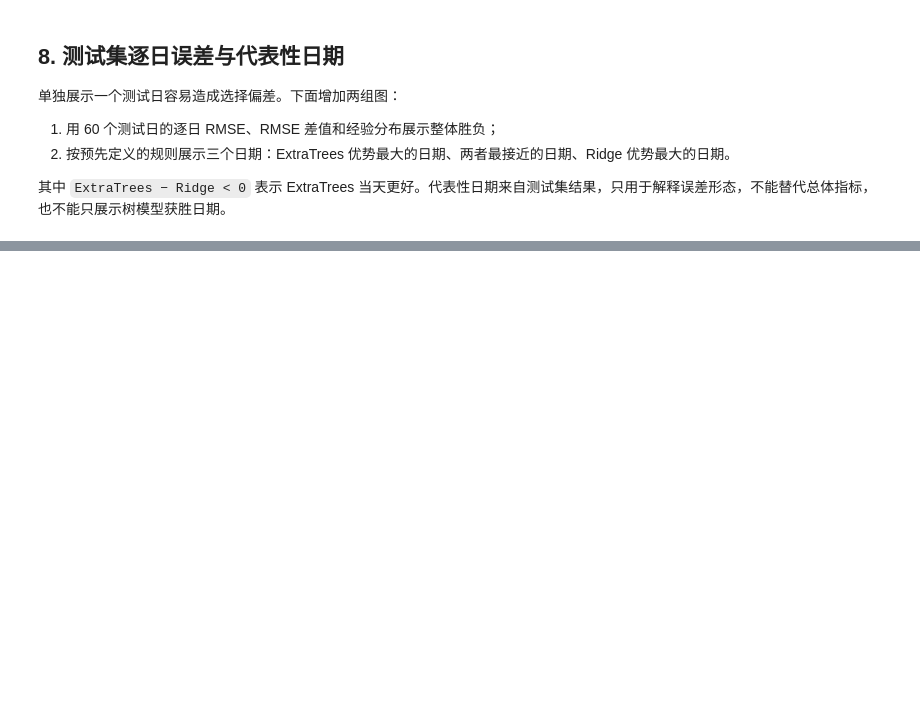
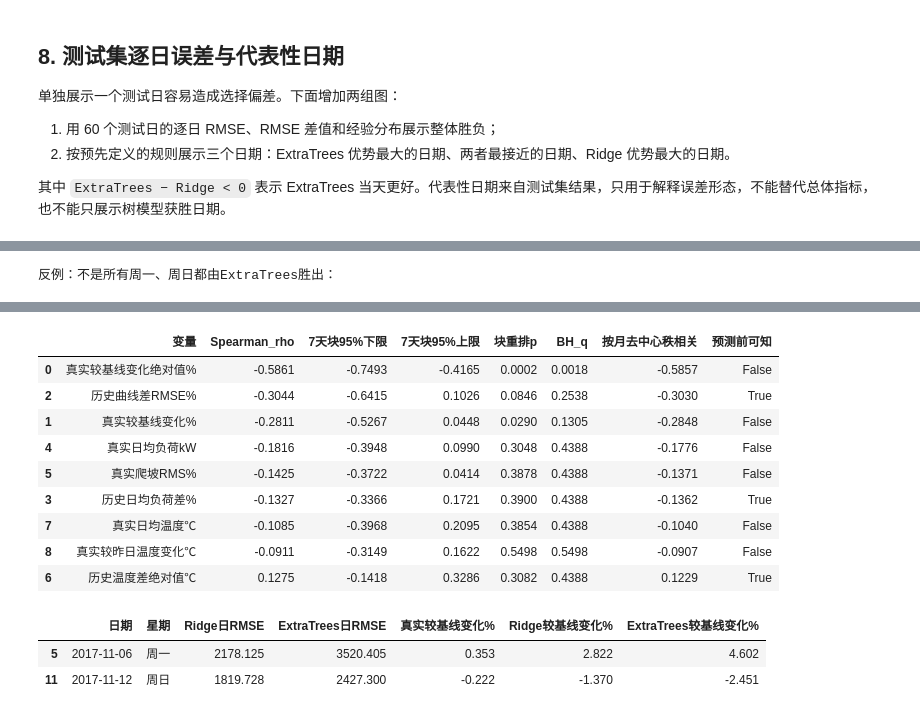
Before and after one commit to zstsyj/City_load, a Jupyter notebook: 02_model_10.ipynb, the cells around one changed output, grey strips where cells are left out. Saved outputs shown, nothing was run; the diff lists cells and outputs as text; code cells hidden in the pictures; blank space fills up the shorter version.

```diff
--- a/02_model_10.ipynb
+++ b/02_model_10.ipynb
@@ -513,0 +755,63 @@ fig.suptitle('图5  按固定规则选出的三类测试日示例', y=1.01); fig
+# %%
+def circular_block_indices(n, length, draws=4000, seed=20261108):
+    rng=np.random.default_rng(seed)
+    starts=rng.integers(0,n,size=(draws,int(np.ceil(n/length))))
+    return ((starts[:,:,None]+np.arange(length)) % n).reshape(draws,-1)[:,:n]
+
+uncertainty_rows=[]
+for block_length in [3,7,14]:
+    draws=circular_block_indices(len(truth),block_length)
+    rr=daily_diagnostics['Ridge日RMSE'].to_numpy()
+    ee=daily_diagnostics['ExtraTrees日RMSE'].to_numpy()
+    statistics={
+        '整体RMSE差kW': (np.sqrt(np.mean(ee**2))-np.sqrt(np.mean(rr**2)),
+                         np.sqrt(np.mean(ee[draws]**2,axis=1))-np.sqrt(np.mean(rr[draws]**2,axis=1))),
+        '逐日RMSE均差kW': (np.mean(ee-rr), np.mean((ee-rr)[draws],axis=1)),
+        'ET逐日胜率': (np.mean(ee<rr),np.mean((ee<rr)[draws],axis=1))}
+    for label,(estimate,samples) in statistics.items():
+        low,high=np.quantile(samples,[.025,.975])
+        uncertainty_rows.append({'统计量':label,'块长度':block_length,'点估计':estimate,
+                                 '95%下限':low,'95%上限':high})
+uncertainty_table=pd.DataFrame(uncertainty_rows)
+
+association_features=['真实较基线变化绝对值%', '真实较基线变化%', '历史曲线差RMSE%',
+    '历史日均负荷差%', '真实日均负荷kW', '真实爬坡RMS%',
+    '历史温度差绝对值℃', '真实日均温度℃', '真实较昨日温度变化℃']
+rank_x = daily_diagnostics[association_features].rank().to_numpy()
+rank_y = daily_diagnostics['ΔRMSE'].rank().to_numpy()
+center_x=rank_x-rank_x.mean(axis=0)
+center_y=rank_y-rank_y.mean()
+denom=np.sqrt((center_x**2).sum(axis=0)*(center_y**2).sum())
+observed=(center_x*center_y[:,None]).sum(axis=0)/denom
+rng=np.random.default_rng(20261108)
+blocks=[np.arange(i,min(i+7,len(truth))) for i in range(0,len(truth),7)]
+permutations=np.array([np.concatenate([blocks[j] for j in rng.permutation(len(blocks))]) for _ in range(4999)])
+permuted_rhos=center_y[permutations] @ center_x / denom
+pvalues=(1+(np.abs(permuted_rhos)>=np.abs(observed)).sum(axis=0))/(len(permutations)+1)
+order=np.argsort(pvalues)
+qvalues=np.empty_like(pvalues)
+qvalues[order]=np.minimum(1,np.minimum.accumulate((pvalues[order]*len(pvalues)/np.arange(1,len(pvalues)+1))[::-1])[::-1])
+boot_indices=circular_block_indices(len(truth),7,draws=2000)
+month_group=daily_diagnostics['月份']
+within_x=daily_diagnostics[association_features].rank()
+within_x=within_x-within_x.groupby(month_group).transform('mean')
+within_y=daily_diagnostics['ΔRMSE'].rank()
+within_y=within_y-within_y.groupby(month_group).transform('mean')
+association_rows=[]
+for j,feature in enumerate(association_features):
+    samples=[spearmanr(daily_diagnostics[feature].to_numpy()[idx],
+                      daily_diagnostics['ΔRMSE'].to_numpy()[idx]).statistic for idx in boot_indices]
+    low,high=np.nanquantile(samples,[.025,.975])
+    within=np.corrcoef(within_x[feature],within_y)[0,1]
+    association_rows.append({'变量':feature, 'Spearman_rho':observed[j],
+        '7天块95%下限':low,'7天块95%上限':high,'块重排p':pvalues[j],
+        'BH_q':qvalues[j],'按月去中心秩相关':within,
+        '预测前可知':feature in ['历史曲线差RMSE%','历史日均负荷差%','历史温度差绝对值℃']})
+association_table=pd.DataFrame(association_rows).sort_values('Spearman_rho')
+display(uncertainty_table.round(4)); display(association_table.round(4))
+print('反例：不是所有周一、周日都由ExtraTrees胜出：')
+display(daily_diagnostics.loc[(daily_diagnostics['星期编号'].isin([0,6])) &
+       (daily_diagnostics['ΔRMSE']>=0), ['日期','星期','Ridge日RMSE','ExtraTrees日RMSE',
+       '真实较基线变化%','Ridge较基线变化%','ExtraTrees较基线变化%']].round(3))
+# %% [output]
+反例：不是所有周一、周日都由ExtraTrees胜出：
@@ -513,0 +828,13 @@ fig.suptitle('图5  按固定规则选出的三类测试日示例', y=1.01); fig
+|  | 变量 | Spearman_rho | 7天块95%下限 | 7天块95%上限 | 块重排p | BH_q | 按月去中心秩相关 | 预测前可知 |
+| 0 | 真实较基线变化绝对值% | -0.5861 | -0.7493 | -0.4165 | 0.0002 | 0.0018 | -0.5857 | False |
+| 2 | 历史曲线差RMSE% | -0.3044 | -0.6415 | 0.1026 | 0.0846 | 0.2538 | -0.3030 | True |
+| 1 | 真实较基线变化% | -0.2811 | -0.5267 | 0.0448 | 0.0290 | 0.1305 | -0.2848 | False |
+| 4 | 真实日均负荷kW | -0.1816 | -0.3948 | 0.0990 | 0.3048 | 0.4388 | -0.1776 | False |
+| 5 | 真实爬坡RMS% | -0.1425 | -0.3722 | 0.0414 | 0.3878 | 0.4388 | -0.1371 | False |
+| 3 | 历史日均负荷差% | -0.1327 | -0.3366 | 0.1721 | 0.3900 | 0.4388 | -0.1362 | True |
+| 7 | 真实日均温度℃ | -0.1085 | -0.3968 | 0.2095 | 0.3854 | 0.4388 | -0.1040 | False |
+| 8 | 真实较昨日温度变化℃ | -0.0911 | -0.3149 | 0.1622 | 0.5498 | 0.5498 | -0.0907 | False |
+| 6 | 历史温度差绝对值℃ | 0.1275 | -0.1418 | 0.3286 | 0.3082 | 0.4388 | 0.1229 | True |
+|  | 日期 | 星期 | Ridge日RMSE | ExtraTrees日RMSE | 真实较基线变化% | Ridge较基线变化% | ExtraTrees较基线变化% |
+| 5 | 2017-11-06 | 周一 | 2178.125 | 3520.405 | 0.353 | 2.822 | 4.602 |
+| 11 | 2017-11-12 | 周日 | 1819.728 | 2427.300 | -0.222 | -1.370 | -2.451 |
```
Also changed, not shown: parts of 21 cells of this notebook, 1 other file.
